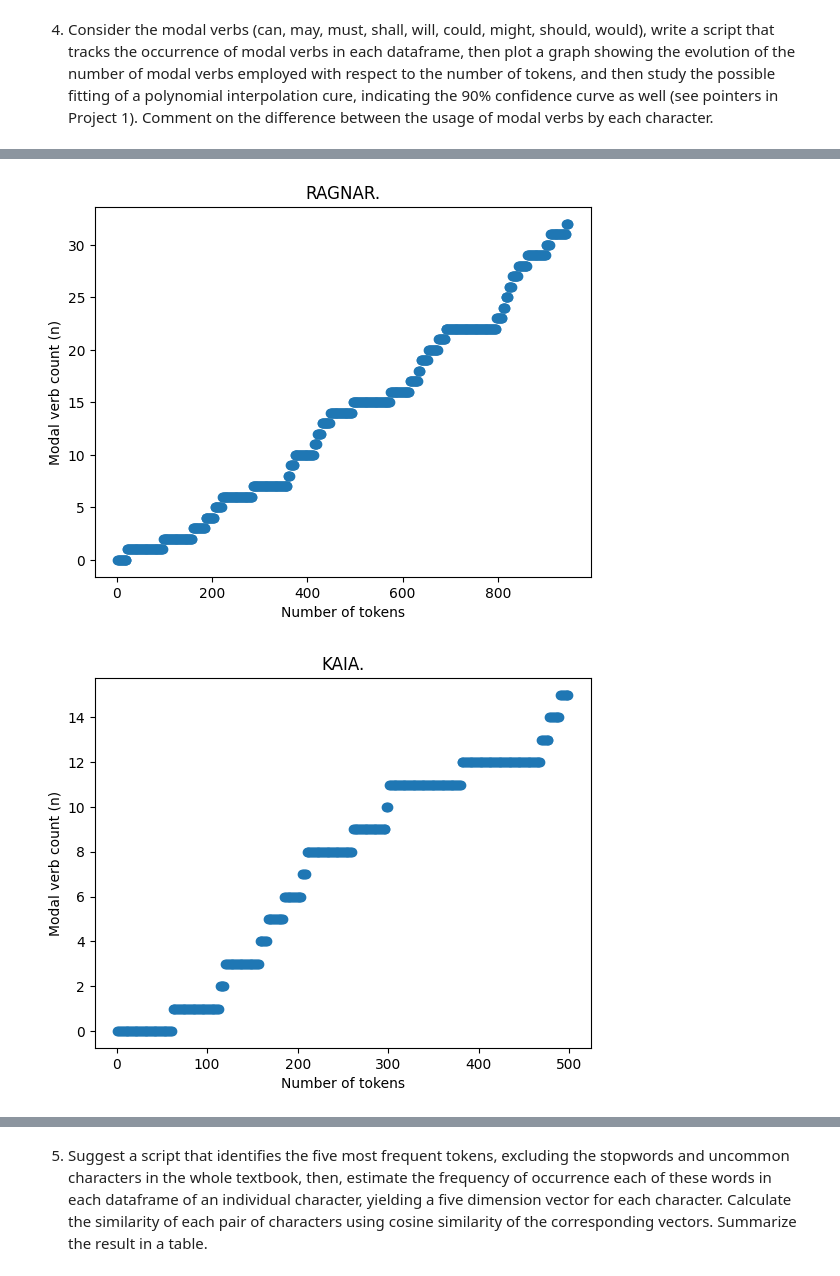
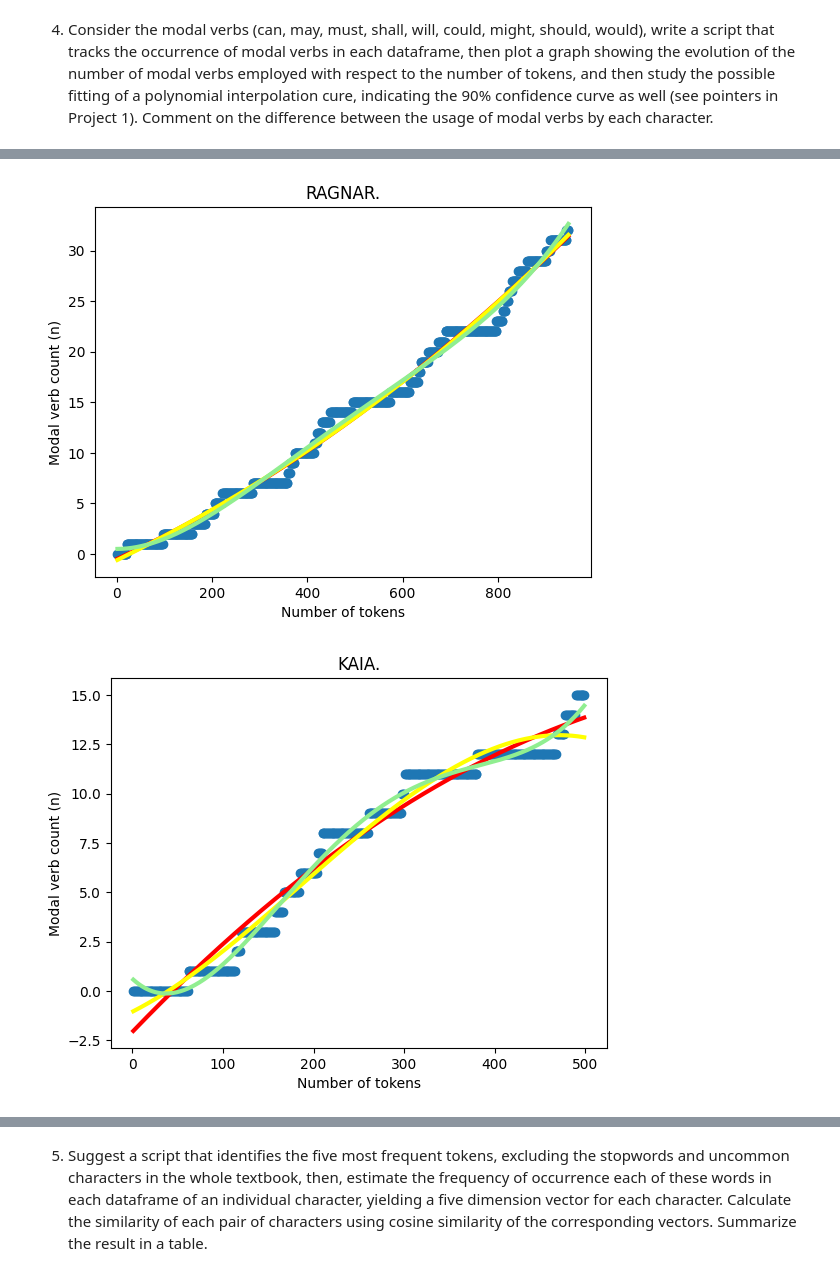
Before and after one commit to msirvio/NLP-Project, a Jupyter notebook: NovelAnalysis.ipynb, the cells around one changed output, grey strips where cells are left out. Cells and saved outputs as stored; diff of their text form; code cells hidden in the pictures.

```diff
--- a/NovelAnalysis.ipynb
+++ b/NovelAnalysis.ipynb
@@ -314,6 +318,9 @@ number of modal verbs employed with respect to the number of tokens, and then st
 fitting of a polynomial interpolation cure, indicating the 90% confidence curve as well (see pointers in
 Project 1). Comment on the difference between the usage of modal verbs by each character.
 # %%
+# pip install scikit-learn
+import sklearn
+
 MODAL_VERBS = ['can', 'may', 'must', 'shall', 'will', 'could', 'might', 'should', 'would']
 
 for character in characters:
@@ -331,14 +338,27 @@ for character in characters:
         cumulative_modal_verb_count.append(modal_verb_count)
 
     # Plots
+    fig, ax = plt.subplots()
     x = number_of_tokens
     y = cumulative_modal_verb_count
-    plt.scatter(x, y)
+    ax.scatter(x, y)
     plt.title(character)
     plt.xlabel('Number of tokens')
     plt.ylabel('Modal verb count (n)')
-    plt.show()
 
 # Polynomial interpolation
 #https://scikit-learn.org/stable/auto_examples/linear_model/plot_polynomial_interpolation.html
+    ax.set_prop_cycle(
+        color=["red", "yellow", "lightgreen"]
+    )
+    x = np.array(x)
+    y = np.array(y)
+    x = x[:, np.newaxis]
+    y = y[:, np.newaxis]
+    for degree in range(2, 5):
+        model = sklearn.pipeline.make_pipeline(sklearn.preprocessing.PolynomialFeatures(degree), sklearn.linear_model.Ridge(alpha=1e-3))
+        model.fit(x, y)
+        y_plot = model.predict(x)
+        plt.plot(x, y_plot, linewidth=3)
+    plt.show()
 # %% [output]
@@ -349,2 +369,2 @@ for character in characters:
-[figure, old version]
+[figure, new version]
-[figure, old version]
+[figure, new version]
```
Also changed, not shown: parts of 3 cells of this notebook.
